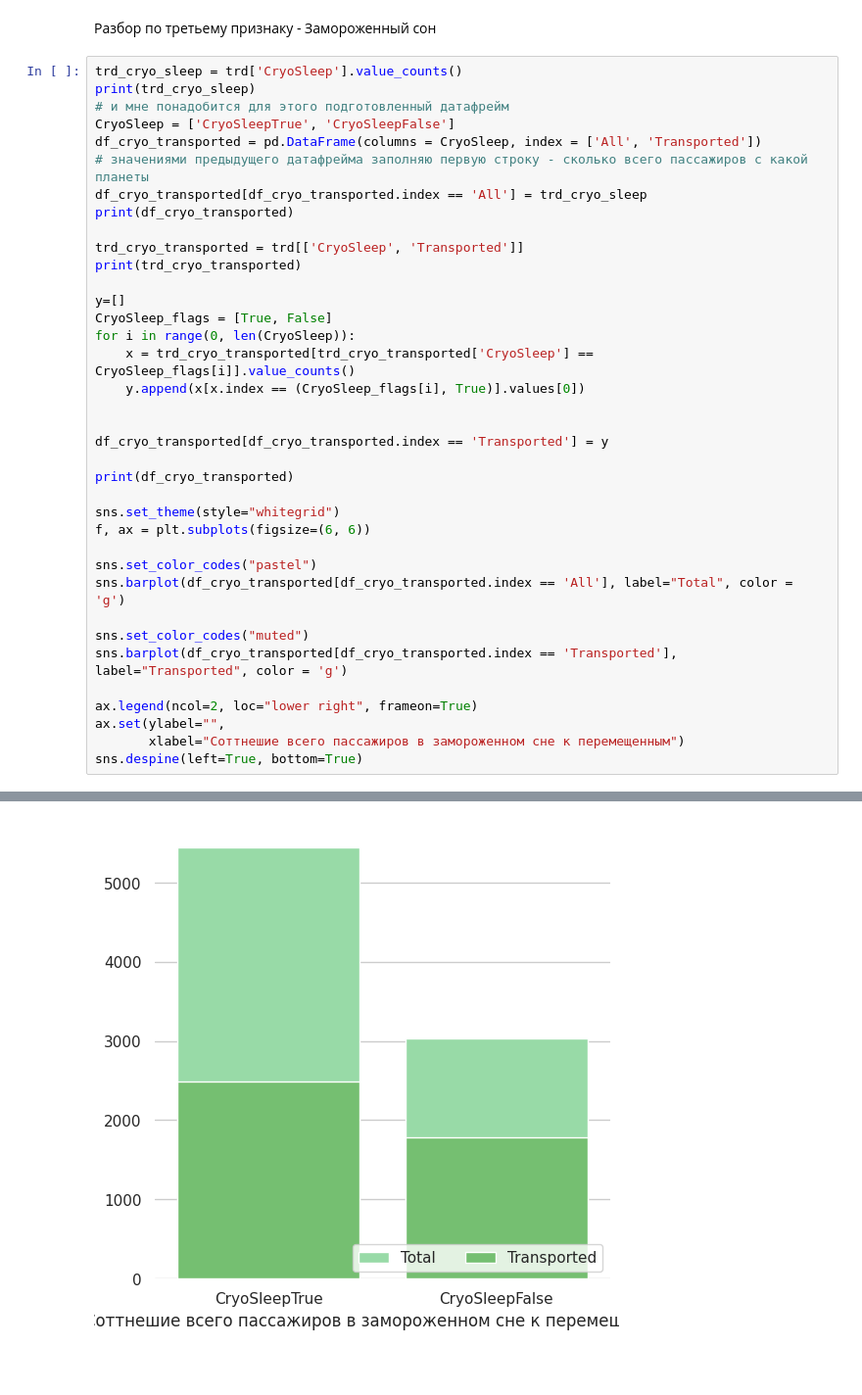
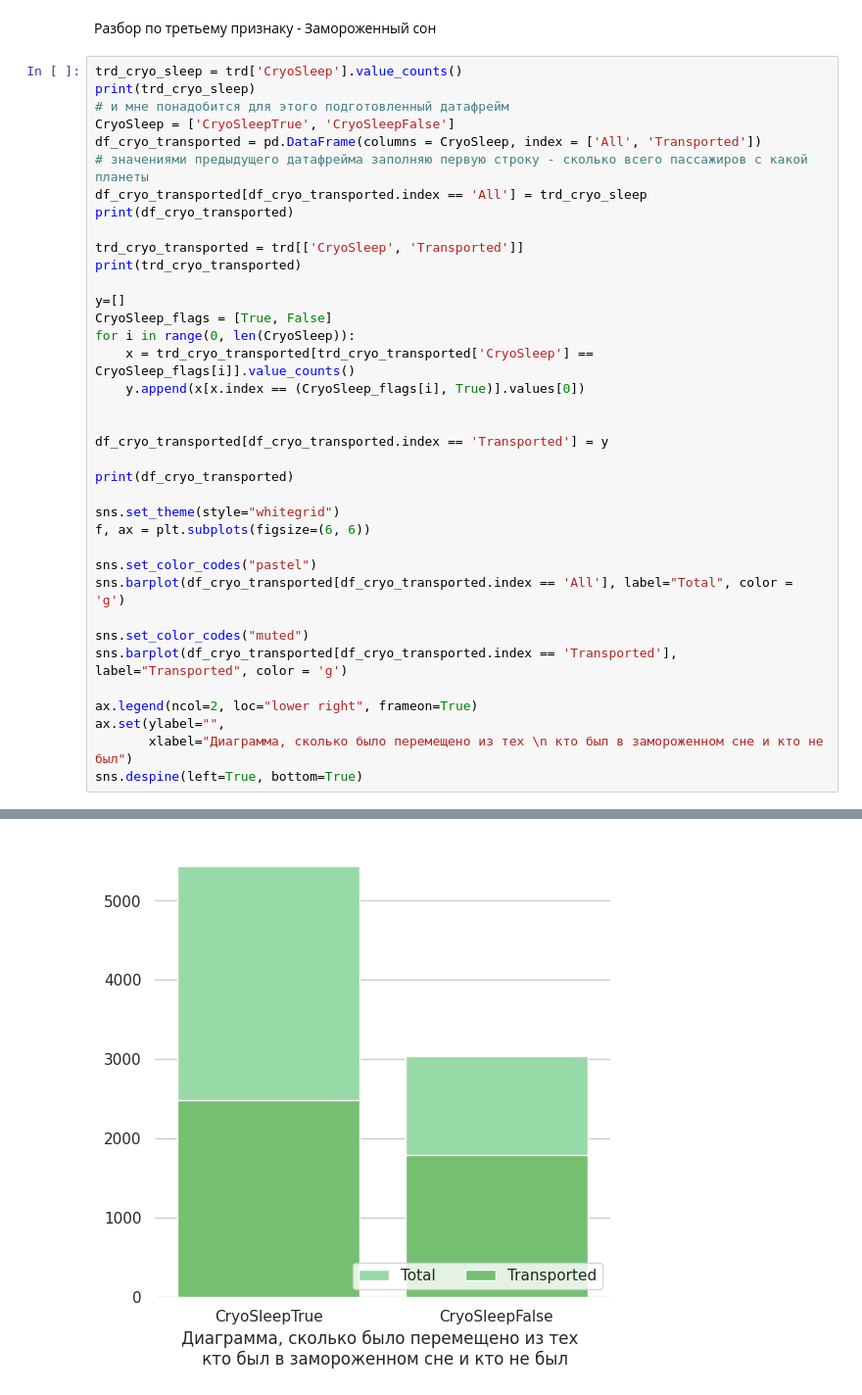
Before and after one commit to DanilVelikiy/kaggle_titanic, a Jupyter notebook: titanic.ipynb, the cells around one changed output, grey strips where cells are left out. Shown at 98% size. Saved outputs shown, nothing was run; the diff lists cells and outputs as text; blank space fills up the shorter version.

```diff
--- a/titanic.ipynb
+++ b/titanic.ipynb
@@ -260,32 +315,32 @@ print(df_cryo_transported)
 sns.set_theme(style="whitegrid")
 f, ax = plt.subplots(figsize=(6, 6))
 
 sns.set_color_codes("pastel")
 sns.barplot(df_cryo_transported[df_cryo_transported.index == 'All'], label="Total", color = 'g')
 
 sns.set_color_codes("muted")
 sns.barplot(df_cryo_transported[df_cryo_transported.index == 'Transported'], label="Transported", color = 'g')
 
 ax.legend(ncol=2, loc="lower right", frameon=True)
 ax.set(ylabel="",
-       xlabel="Соттнешие всего пассажиров в замороженном сне к перемещенным")
+       xlabel="Диаграмма, сколько было перемещено из тех \n кто был в замороженном сне и кто не был")
 sns.despine(left=True, bottom=True)
 # %% [output]
 False    5439
 True     3037
 Name: CryoSleep, dtype: int64
             CryoSleepTrue CryoSleepFalse
 All                  5439           3037
 Transported           NaN            NaN
      CryoSleep  Transported
 0        False        False
 1        False         True
 2        False        False
 3        False        False
 4        False         True
 ... (7 lines left out)
 [8693 rows x 2 columns]
             CryoSleepTrue CryoSleepFalse
 All                  5439           3037
 Transported          2483           1789
-[figure, old version]
+[figure, new version]
```
Also changed, not shown: parts of 61 cells of this notebook.
